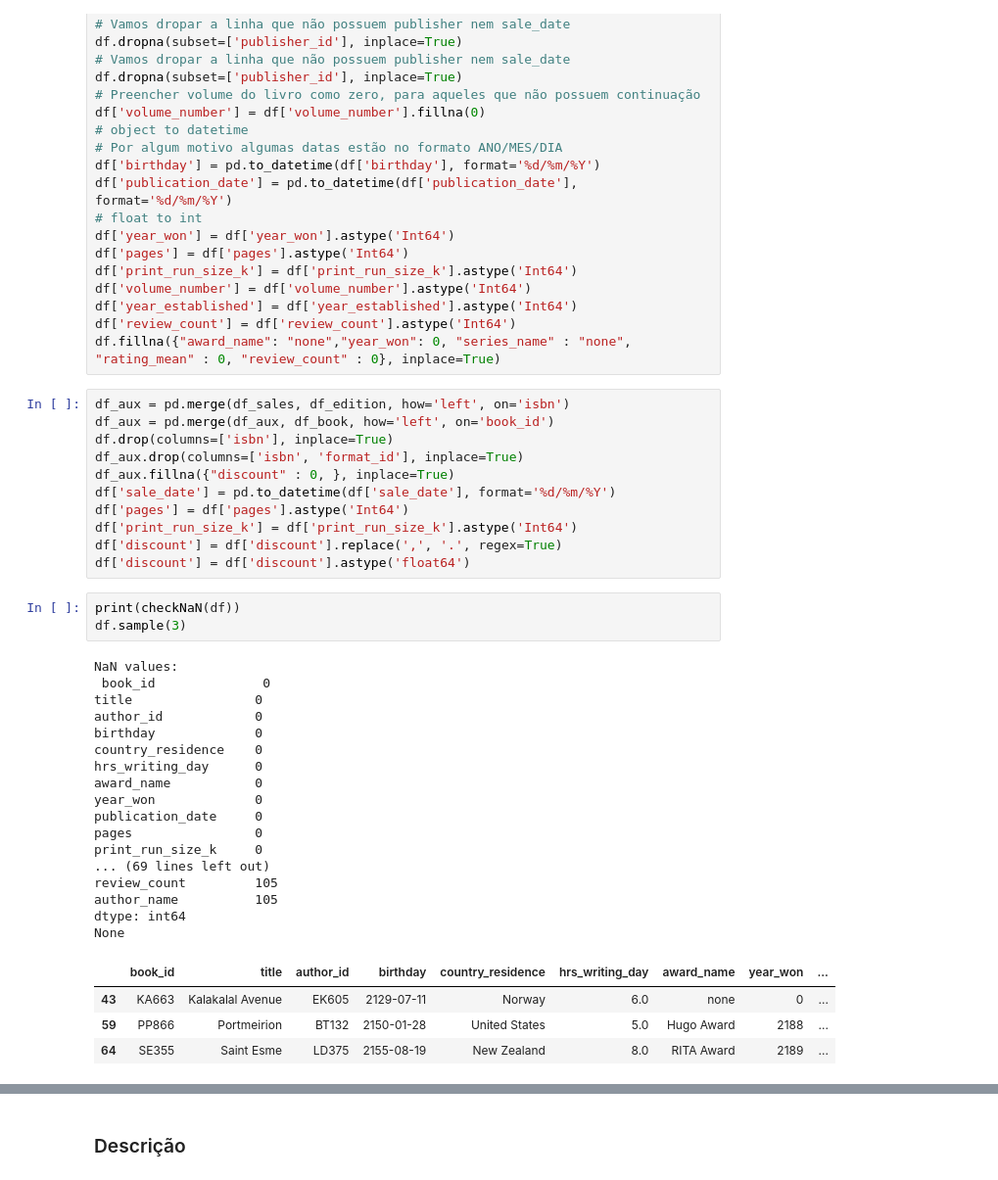
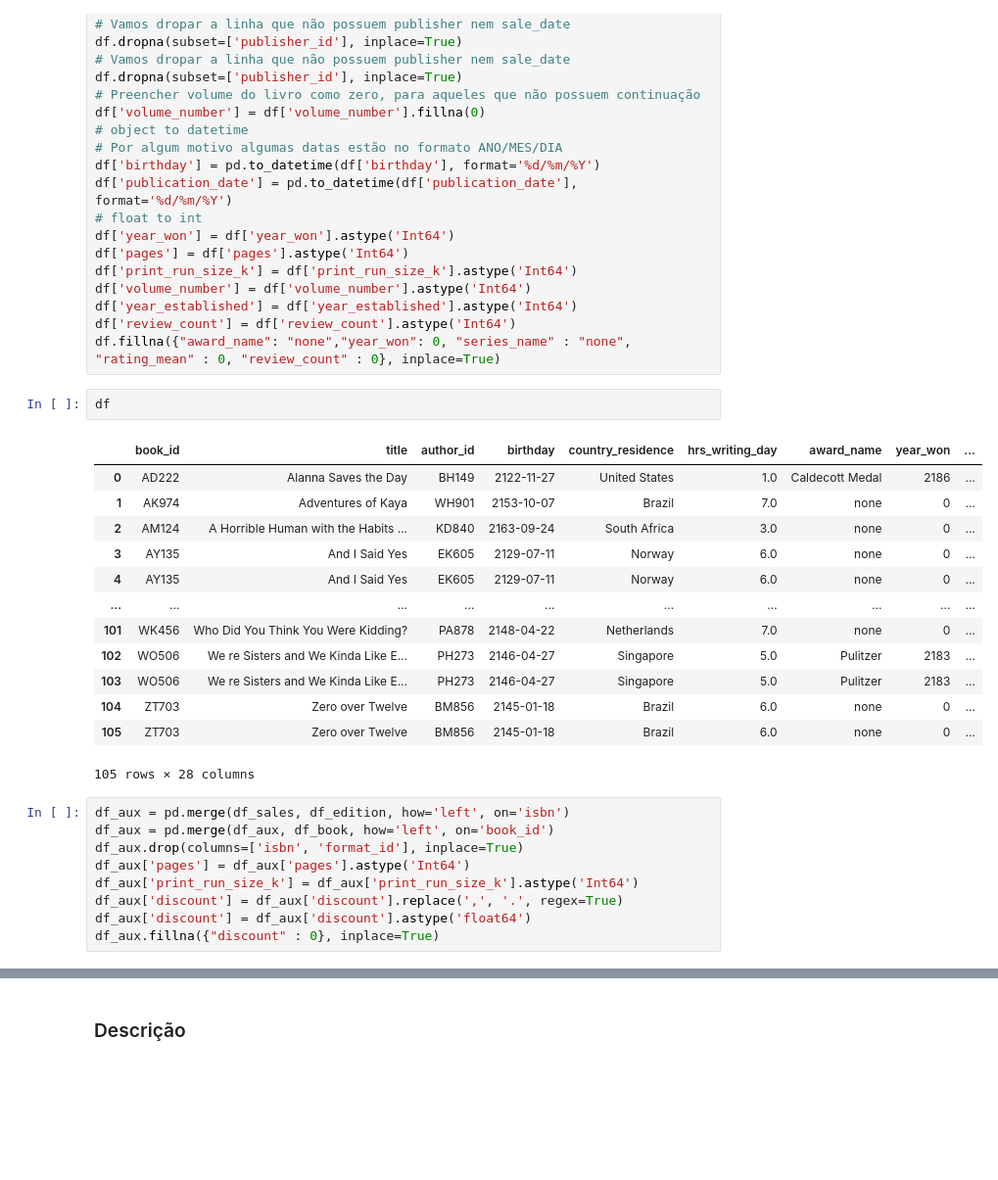
Before and after one commit to luc457x/CDS-Hackday08, a Jupyter notebook: notebook.ipynb, the cells around one changed output, grey strips where cells are left out. Shown: that part at 98% size. Cells and saved outputs as stored; diff of their text form; blank space fills up the shorter version.

```diff
--- a/notebook.ipynb
+++ b/notebook.ipynb
@@ -146,39 +126,28 @@ df['volume_number'] = df['volume_number'].astype('Int64')
 df['year_established'] = df['year_established'].astype('Int64')
 df['review_count'] = df['review_count'].astype('Int64')
 df.fillna({"award_name": "none","year_won": 0, "series_name" : "none", "rating_mean" : 0, "review_count" : 0}, inplace=True)
+# %%
+df
+# %% [output]
+|  | book_id | title | author_id | birthday | country_residence | hrs_writing_day | award_name | year_won | ... |
+| 0 | AD222 | Alanna Saves the Day | BH149 | 2122-11-27 | United States | 1.0 | Caldecott Medal | 2186 | ... |
+| 1 | AK974 | Adventures of Kaya | WH901 | 2153-10-07 | Brazil | 7.0 | none | 0 | ... |
+| 2 | AM124 | A Horrible Human with the Habits ... | KD840 | 2163-09-24 | South Africa | 3.0 | none | 0 | ... |
+| 3 | AY135 | And I Said Yes | EK605 | 2129-07-11 | Norway | 6.0 | none | 0 | ... |
+| 4 | AY135 | And I Said Yes | EK605 | 2129-07-11 | Norway | 6.0 | none | 0 | ... |
+| ... | ... | ... | ... | ... | ... | ... | ... | ... | ... |
+| 101 | WK456 | Who Did You Think You Were Kidding? | PA878 | 2148-04-22 | Netherlands | 7.0 | none | 0 | ... |
+| 102 | WO506 | We re Sisters and We Kinda Like E... | PH273 | 2146-04-27 | Singapore | 5.0 | Pulitzer | 2183 | ... |
+| 103 | WO506 | We re Sisters and We Kinda Like E... | PH273 | 2146-04-27 | Singapore | 5.0 | Pulitzer | 2183 | ... |
+| 104 | ZT703 | Zero over Twelve | BM856 | 2145-01-18 | Brazil | 6.0 | none | 0 | ... |
+| 105 | ZT703 | Zero over Twelve | BM856 | 2145-01-18 | Brazil | 6.0 | none | 0 | ... |
+105 rows × 28 columns
 # %%
 df_aux = pd.merge(df_sales, df_edition, how='left', on='isbn')
 df_aux = pd.merge(df_aux, df_book, how='left', on='book_id')
-df.drop(columns=['isbn'], inplace=True)
 df_aux.drop(columns=['isbn', 'format_id'], inplace=True)
-df_aux.fillna({"discount" : 0, }, inplace=True)
-df['sale_date'] = pd.to_datetime(df['sale_date'], format='%d/%m/%Y')
-df['pages'] = df['pages'].astype('Int64')
-df['print_run_size_k'] = df['print_run_size_k'].astype('Int64')
-df['discount'] = df['discount'].replace(',', '.', regex=True)
-df['discount'] = df['discount'].astype('float64')
+df_aux['pages'] = df_aux['pages'].astype('Int64')
+df_aux['print_run_size_k'] = df_aux['print_run_size_k'].astype('Int64')
+df_aux['discount'] = df_aux['discount'].replace(',', '.', regex=True)
+df_aux['discount'] = df_aux['discount'].astype('float64')
+df_aux.fillna({"discount" : 0}, inplace=True)
-# %%
-print(checkNaN(df))
-df.sample(3)
-# %% [output]
-NaN values:
- book_id              0
-title                0
-author_id            0
-birthday             0
-country_residence    0
-hrs_writing_day      0
-award_name           0
-year_won             0
-publication_date     0
-pages                0
-print_run_size_k     0
-... (69 lines left out)
-review_count         105
-author_name          105
-dtype: int64
-None
-|  | book_id | title | author_id | birthday | country_residence | hrs_writing_day | award_name | year_won | ... |
-| 43 | KA663 | Kalakalal Avenue | EK605 | 2129-07-11 | Norway | 6.0 | none | 0 | ... |
-| 59 | PP866 | Portmeirion | BT132 | 2150-01-28 | United States | 5.0 | Hugo Award | 2188 | ... |
-| 64 | SE355 | Saint Esme | LD375 | 2155-08-19 | New Zealand | 8.0 | RITA Award | 2189 | ... |
```
Also changed, not shown: parts of 3 cells of this notebook.
